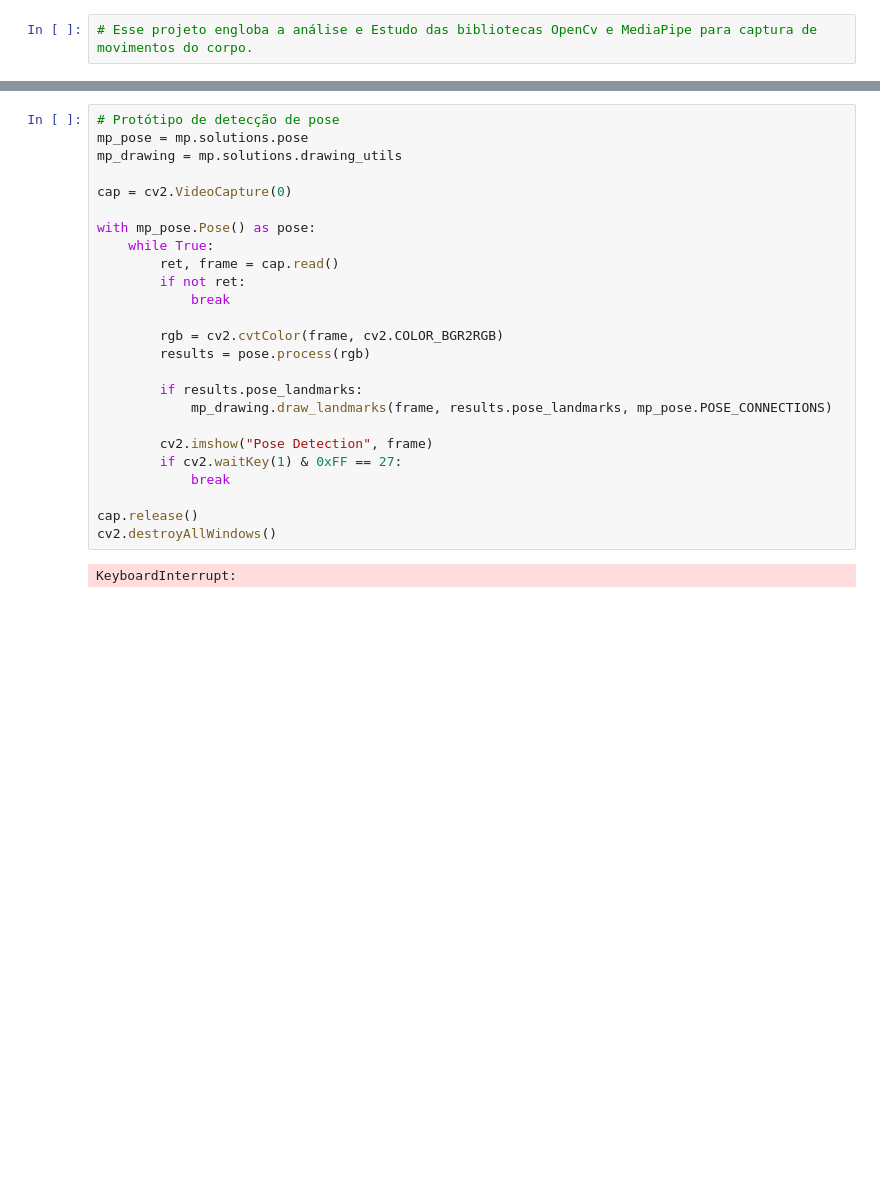
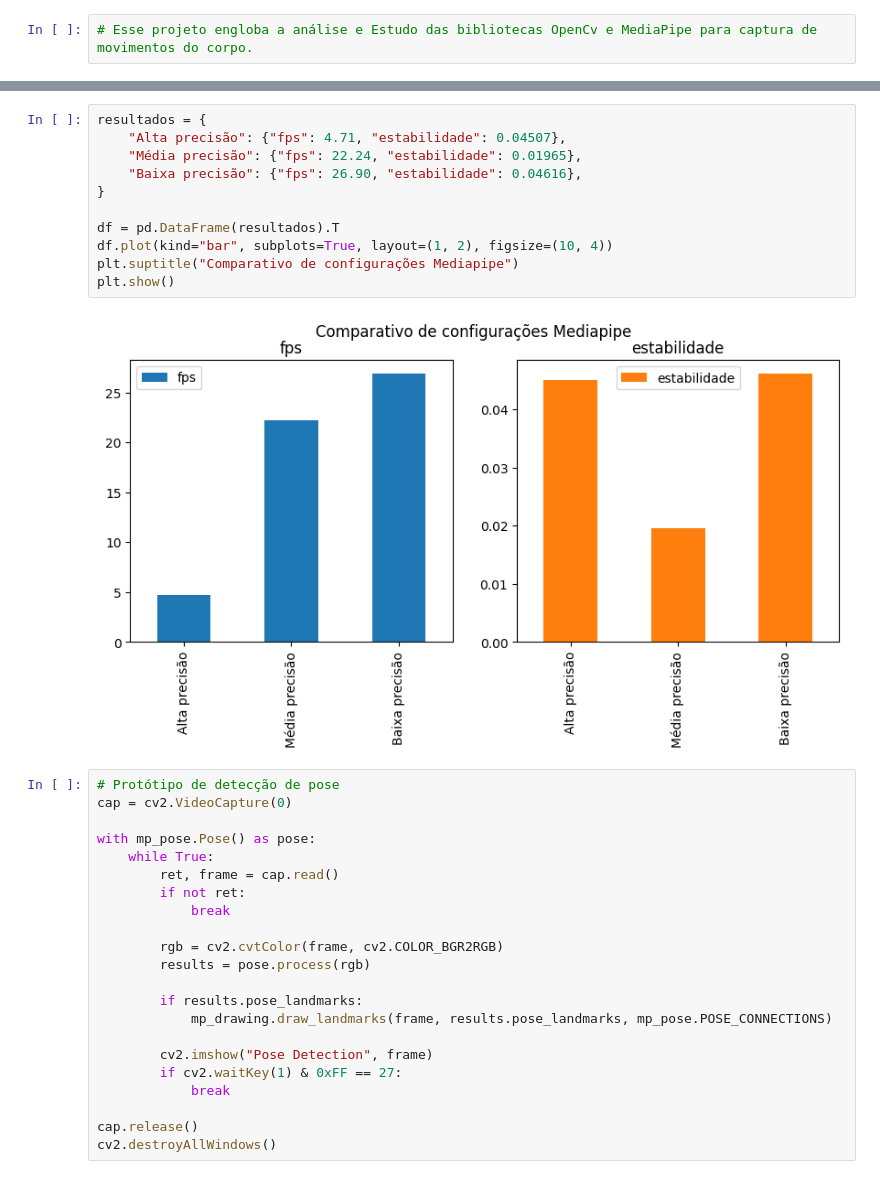
Before and after one commit to MatheusPolletti/ProjetoIC, a Jupyter notebook: main.ipynb, the cells around one changed output, grey strips where cells are left out. Drawn from its saved outputs; the diff is of its cells as text; blank space fills up the shorter version.

```diff
--- a/main.ipynb
+++ b/main.ipynb
@@ -47,8 +159,18 @@ plt.show()
+# %%
+resultados = {
+    "Alta precisão": {"fps": 4.71, "estabilidade": 0.04507},
+    "Média precisão": {"fps": 22.24, "estabilidade": 0.01965},
+    "Baixa precisão": {"fps": 26.90, "estabilidade": 0.04616},
+}
+
+df = pd.DataFrame(resultados).T
+df.plot(kind="bar", subplots=True, layout=(1, 2), figsize=(10, 4))
+plt.suptitle("Comparativo de configurações Mediapipe")
+plt.show()
+# %% [output]
+[figure, added]
 # %%
 # Protótipo de detecção de pose
-mp_pose = mp.solutions.pose
-mp_drawing = mp.solutions.drawing_utils
-
 cap = cv2.VideoCapture(0)
 
 with mp_pose.Pose() as pose:
@@ -69,5 +191,3 @@ with mp_pose.Pose() as pose:
 
 cap.release()
 cv2.destroyAllWindows()
-# %% [output]
-KeyboardInterrupt:
```
Also changed, not shown: parts of 9 cells of this notebook, 1 other file.
